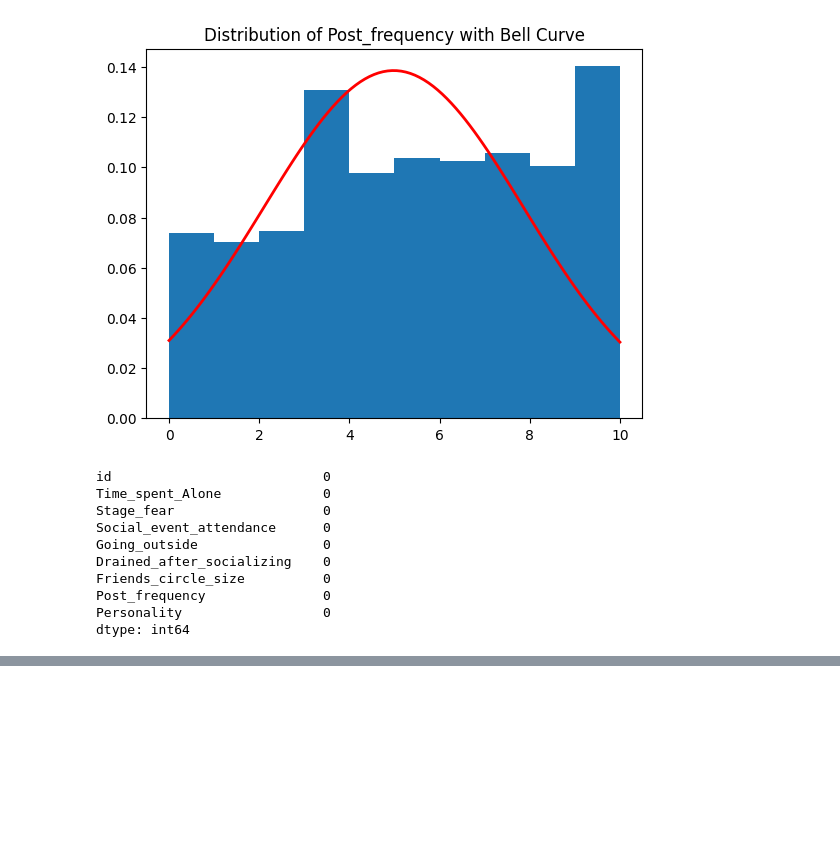
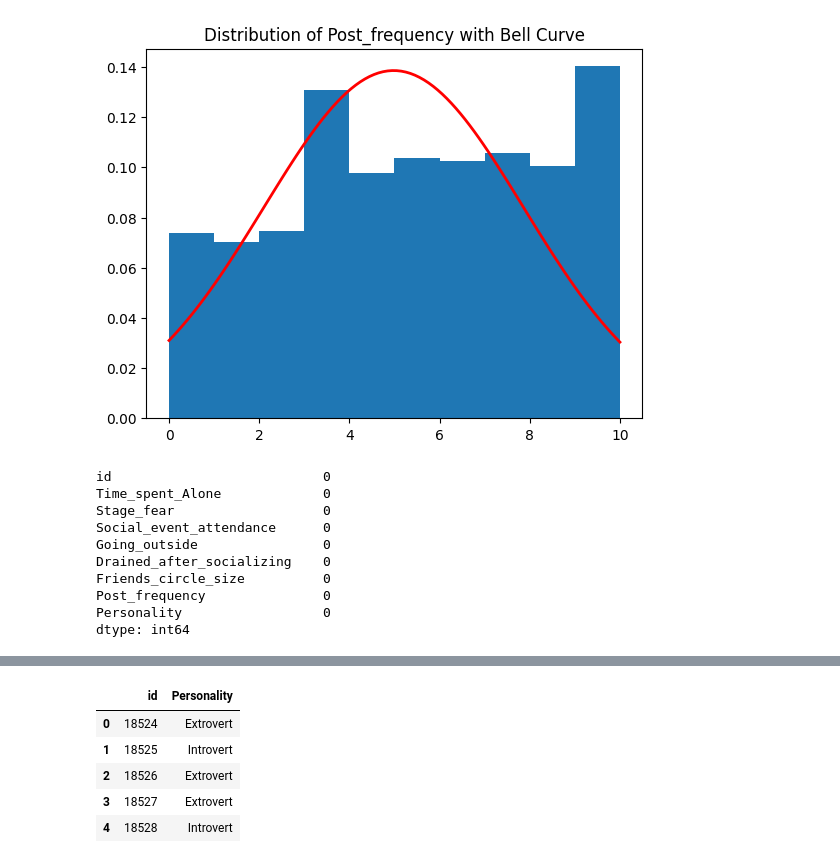
Before and after one commit to BhaveshGadling77/Introvert_Extrovert_predictor, a Jupyter notebook: model.ipynb, the cells around one changed output, grey strips where cells are left out. Cells and saved outputs as stored; diff of their text form; code cells hidden in the pictures; blank space fills up the shorter version.

```diff
--- a/model.ipynb
+++ b/model.ipynb
@@ -186,0 +230,27 @@ Test Accuracy: 0.9648024184841287
+# %%
+test1 = pd.read_csv('./data/test.csv')
+test_ids = test1['id']
+test1.drop('id', axis=1,inplace=True)
+filling_categorical_data(test1)
+
+filling_numeric_data(test1)
+
+encoding_string_inData(test1)
+test1_scaled = scaler.transform(test1)
+
+test_predictions_encoded = model.predict(test1_scaled)
+test_predictions = encoder.inverse_transform(test_predictions_encoded)
+
+submission = pd.DataFrame({
+    'id' : test_ids,
+    'Personality' : test_predictions
+})
+submission.to_csv('submission.csv', index=False)
+submission.head()
+# %% [output]
+|  | id | Personality |
+| 0 | 18524 | Extrovert |
+| 1 | 18525 | Introvert |
+| 2 | 18526 | Extrovert |
+| 3 | 18527 | Extrovert |
+| 4 | 18528 | Introvert |
```
Also changed, not shown: parts of 18 cells of this notebook, 2 other files.
